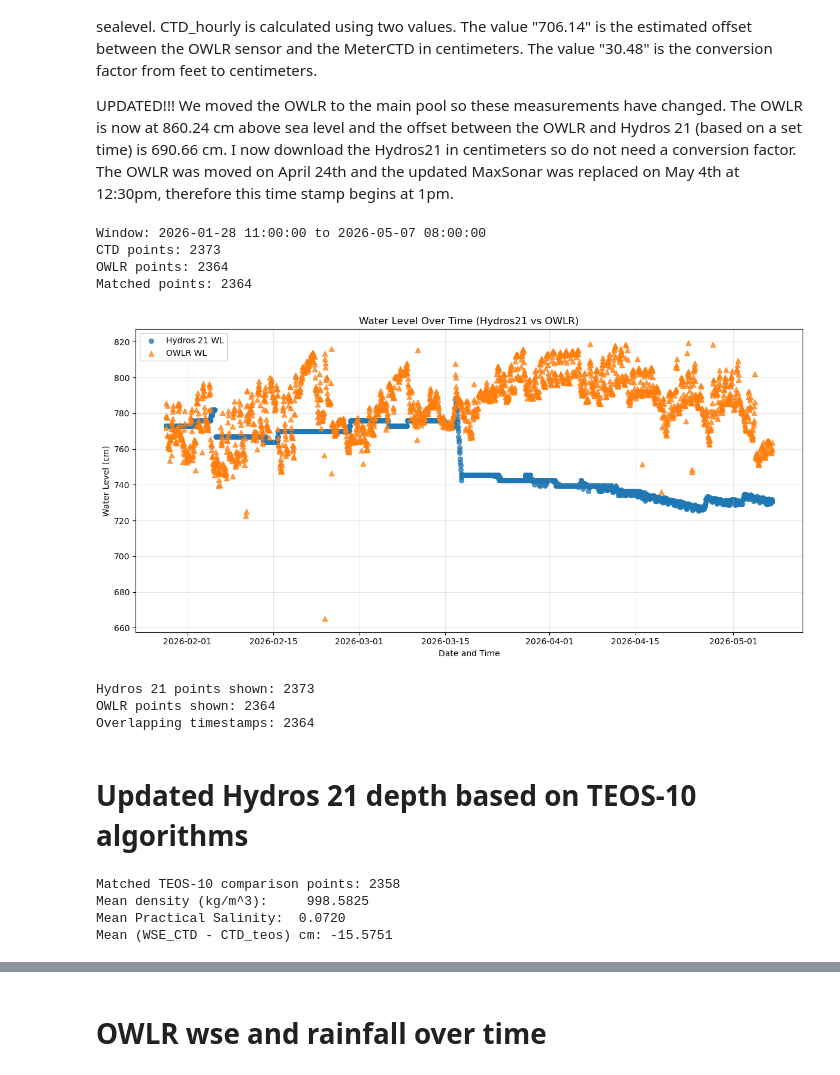
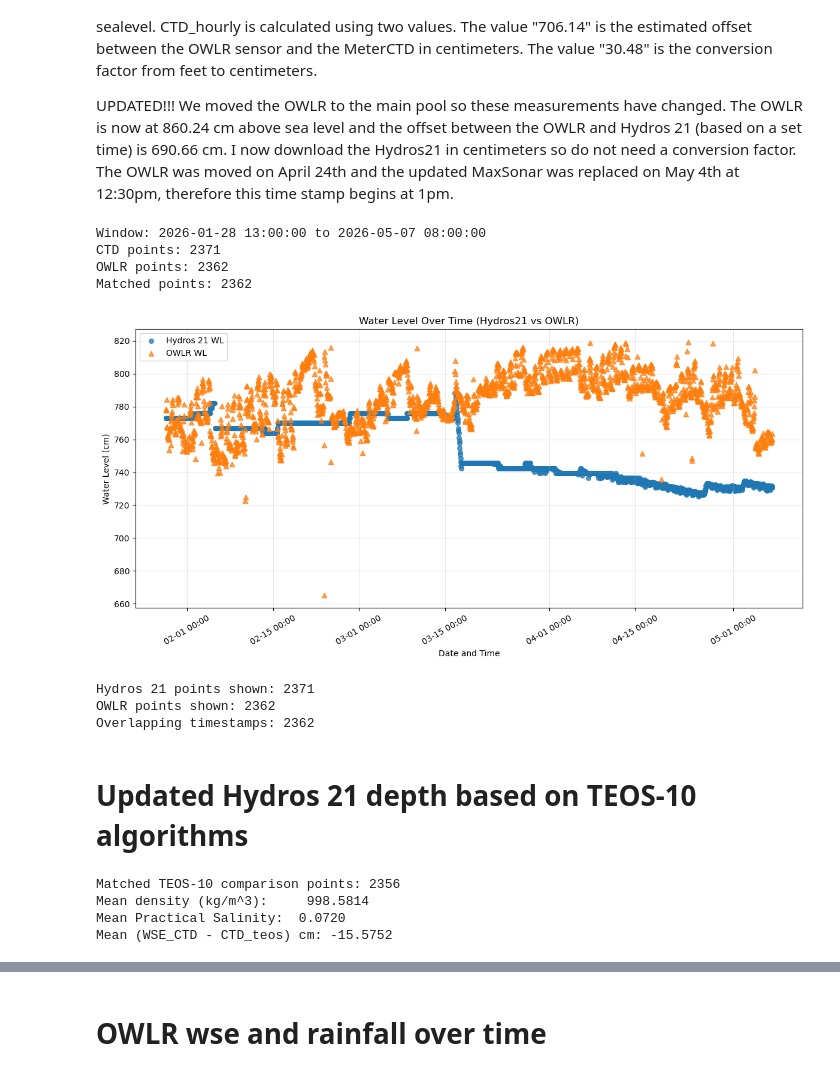
Before and after one commit to COAST-Lab/Open-Water-Level-and-Rainfall-Sensor, a Jupyter notebook: Data Analysis/waterSurfaceElevationAnalysis.ipynb, the cells around one changed output, grey strips where cells are left out. Drawn from its saved outputs; the diff is of its cells as text; code cells hidden in the pictures.

```diff
--- a/Data Analysis/waterSurfaceElevationAnalysis.ipynb
+++ b/Data Analysis/waterSurfaceElevationAnalysis.ipynb
@@ -23,7 +23,7 @@ data_dir = "Data"
 wse_CTD_path = os.path.join(data_dir, "wse_meterCTD_05072026.csv")
 owlr_path    = os.path.join(data_dir, "OWLR_CMS_05072026.csv")
 
-start_time = pd.Timestamp("2026-01-28 11:00:00")
+start_time = pd.Timestamp("2026-01-28 13:00:00")
 end_time   = pd.Timestamp("2026-05-07 08:00:00")
 
 
@@ -111,16 +111,18 @@ print(f"CTD points: {len(CTD_hourly)}")
 print(f"OWLR points: {len(owlr)}")
 print(f"Matched points: {len(comparison)}")
 # %% [output]
-Window: 2026-01-28 11:00:00 to 2026-05-07 08:00:00
-CTD points: 2373
-OWLR points: 2364
-Matched points: 2364
+Window: 2026-01-28 13:00:00 to 2026-05-07 08:00:00
+CTD points: 2371
+OWLR points: 2362
+Matched points: 2362
 # %%
 # -----------------------------
 # Plot all available hourly points (no inner-join filtering)
 # -----------------------------
 if 'CTD_hourly' not in globals() or 'owlr' not in globals():
     raise ValueError('Run the data-loading cell first.')
+
+import matplotlib.dates as mdates
 
 ctd_plot = CTD_hourly.sort_values('timestamp_hour').copy()
 owlr_plot = owlr.sort_values('timestamp_hour').copy()
@@ -131,37 +133,44 @@ plt.scatter(
     ctd_plot['timestamp_hour'],
     ctd_plot['WSE_CTD_cm'],
     s=30, marker='o', alpha=0.75, label='Hydros 21 WL'
  )
 
 plt.scatter(
     owlr_plot['timestamp_hour'],
     owlr_plot['WSE_OWLR_cm'],
     s=36, marker='^', alpha=0.75, label='OWLR WL'
  )
 
 plt.title('Water Level Over Time (Hydros21 vs OWLR)')
 plt.xlabel('Date and Time')
 plt.ylabel('Water Level (cm)')
+
+# Format x-axis ticks as mm-dd hh:mm
+ax = plt.gca()
+ax.xaxis.set_major_locator(mdates.AutoDateLocator(minticks=6, maxticks=14))
+ax.xaxis.set_major_formatter(mdates.DateFormatter('%m-%d %H:%M'))
+plt.xticks(rotation=30)
+
 plt.legend()
 plt.grid(alpha=0.3)
 plt.tight_layout()
 plt.show()
 
 matched_only = pd.merge(
     ctd_plot[['timestamp_hour']],
     owlr_plot[['timestamp_hour']],
     on='timestamp_hour',
     how='inner'
  )
 
 print(f'Hydros 21 points shown: {len(ctd_plot)}')
 print(f'OWLR points shown: {len(owlr_plot)}')
 print(f'Overlapping timestamps: {len(matched_only)}')
 # %% [output]
-[figure, old version]
+[figure, new version]
-Hydros 21 points shown: 2373
-OWLR points shown: 2364
-Overlapping timestamps: 2364
+Hydros 21 points shown: 2371
+OWLR points shown: 2362
+Overlapping timestamps: 2362
 # %% [markdown]
 # Updated Hydros 21 depth based on TEOS-10 algorithms
 # %%
@@ -262,10 +271,10 @@ print(f'Mean density (kg/m^3):     {comparison_teos["rho"].mean():.4f}')
 print(f'Mean Practical Salinity:  {comparison_teos["SP"].mean():.4f}')
 print(f"Mean (WSE_CTD - CTD_teos) cm: {ctd_delta['WSE_CTD_minus_TEOS_cm'].mean():.4f}")
 # %% [output]
-Matched TEOS-10 comparison points: 2358
-Mean density (kg/m^3):     998.5825
+Matched TEOS-10 comparison points: 2356
+Mean density (kg/m^3):     998.5814
 Mean Practical Salinity:  0.0720
-Mean (WSE_CTD - CTD_teos) cm: -15.5751
+Mean (WSE_CTD - CTD_teos) cm: -15.5752
 # %%
 # Plot
 fig, ax1 = plt.subplots(figsize=(12, 6))
```
Also changed, not shown: parts of 7 cells of this notebook, 4 other files.
